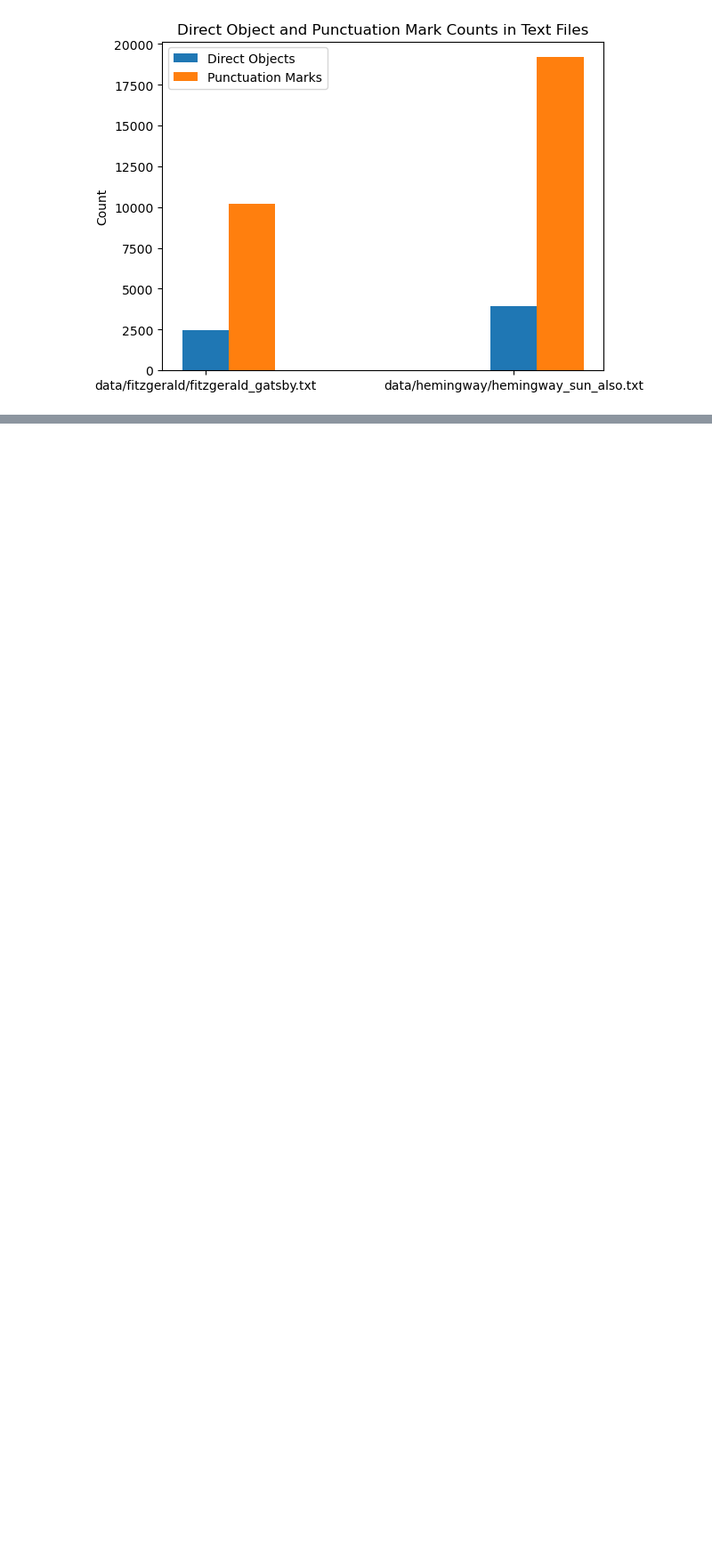
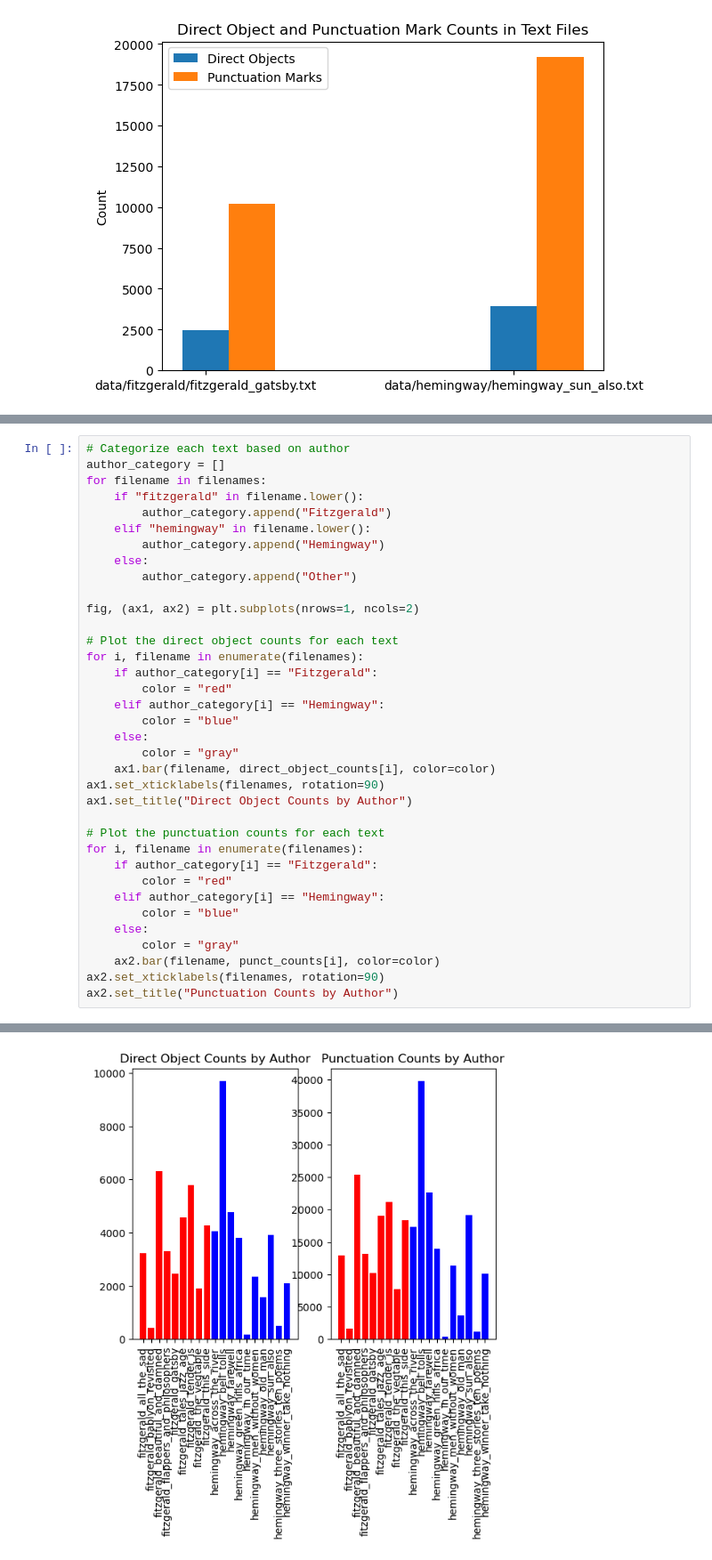
Before and after one commit to kspicer80/fitzgerald_hemingway, a Jupyter notebook: part_of_speech_analysis.ipynb, the cells around one changed output, grey strips where cells are left out. Shown at 89% size. Drawn from its saved outputs; the diff is of its cells as text; blank space fills up the shorter version.

Commit message:
some plots of part of speech tags

```diff
--- a/part_of_speech_analysis.ipynb
+++ b/part_of_speech_analysis.ipynb
@@ -113,0 +185,37 @@ plt.show()
+# %%
+# Categorize each text based on author
+author_category = []
+for filename in filenames:
+    if "fitzgerald" in filename.lower():
+        author_category.append("Fitzgerald")
+    elif "hemingway" in filename.lower():
+        author_category.append("Hemingway")
+    else:
+        author_category.append("Other")
+
+fig, (ax1, ax2) = plt.subplots(nrows=1, ncols=2)
+
+# Plot the direct object counts for each text
+for i, filename in enumerate(filenames):
+    if author_category[i] == "Fitzgerald":
+        color = "red"
+    elif author_category[i] == "Hemingway":
+        color = "blue"
+    else:
+        color = "gray"
+    ax1.bar(filename, direct_object_counts[i], color=color)
+ax1.set_xticklabels(filenames, rotation=90)
+ax1.set_title("Direct Object Counts by Author")
+
+# Plot the punctuation counts for each text
+for i, filename in enumerate(filenames):
+    if author_category[i] == "Fitzgerald":
+        color = "red"
+    elif author_category[i] == "Hemingway":
+        color = "blue"
+    else:
+        color = "gray"
+    ax2.bar(filename, punct_counts[i], color=color)
+ax2.set_xticklabels(filenames, rotation=90)
+ax2.set_title("Punctuation Counts by Author")
+# %% [output]
@@ -113,0 +223 @@ plt.show()
+[figure, added]
```
Also changed, not shown: parts of 5 cells of this notebook, 1 other file.
